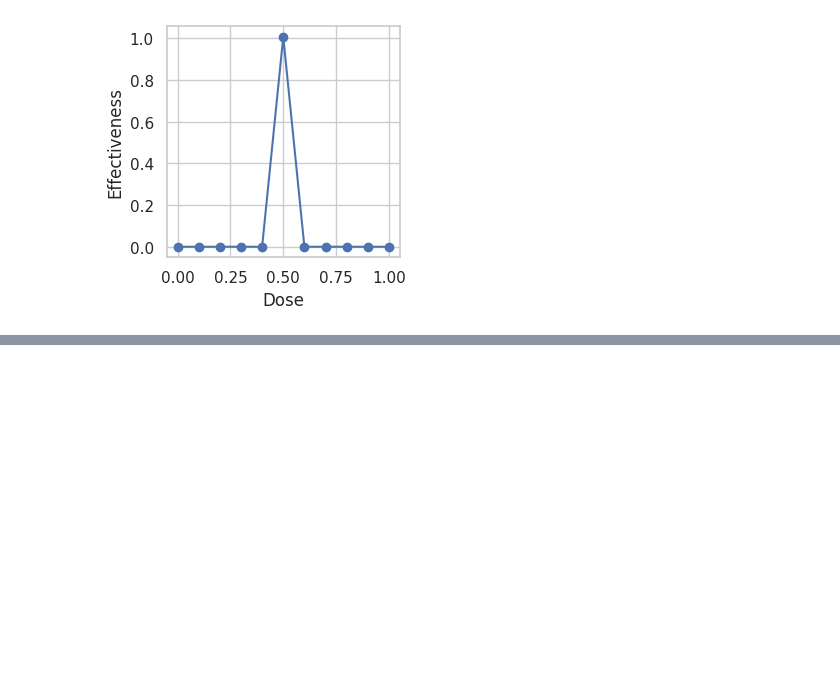
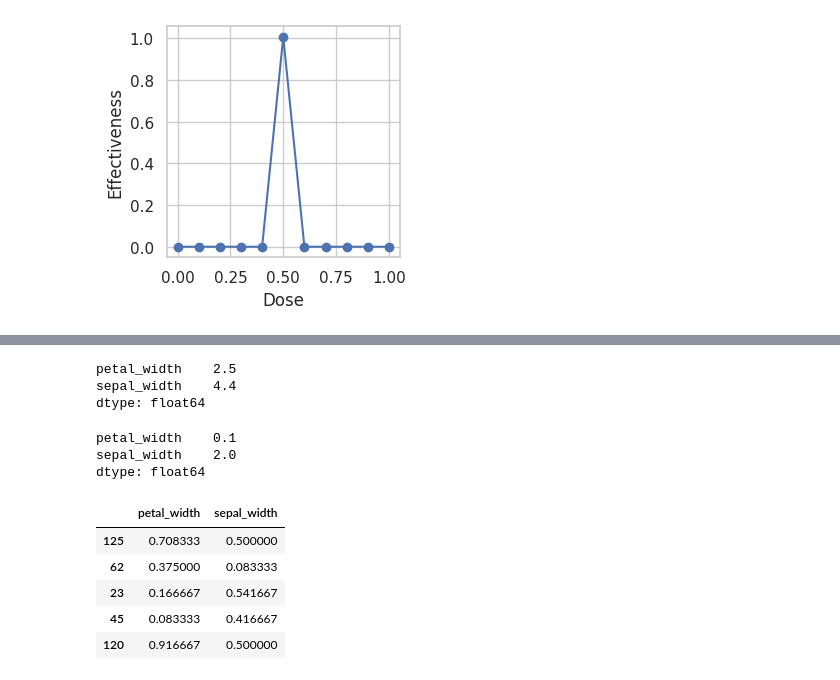
Before and after one commit to dvirhersh/python_ml, a Jupyter notebook: jupiter_statquest/stat_quest_pytorch.ipynb, the cells around one changed output, grey strips where cells are left out. Saved outputs shown, nothing was run; the diff lists cells and outputs as text; code cells hidden in the pictures; blank space fills up the shorter version.

```diff
--- a/stat_quest_pytorch.ipynb
+++ b/jupiter_statquest/stat_quest_pytorch.ipynb
@@ -365,0 +433,3 @@ plt.show()
+# %%
+classes_as_numbers = label_values.factorize()[0]
+classes_as_numbers
@@ -365,0 +444,6 @@ plt.show()
+# %%
+input_train, input_test, label_train, label_test = train_test_split(input_values,
+                                                                    classes_as_numbers,
+                                                                    test_size=0.25,
+                                                                    stratify=classes_as_numbers,
+                                                                    random_state=13)
@@ -365,0 +472,24 @@ plt.show()
+# %%
+max_vals_in_input_train = input_train.max()
+max_vals_in_input_train
+# %% [output]
+petal_width    2.5
+sepal_width    4.4
+dtype: float64
+# %%
+min_vals_in_input_train = input_train.min()
+min_vals_in_input_train
+# %% [output]
+petal_width    0.1
+sepal_width    2.0
+dtype: float64
+# %%
+input_train = (input_train - min_vals_in_input_train) / (max_vals_in_input_train - min_vals_in_input_train)
+input_train.head()
+# %% [output]
+|  | petal_width | sepal_width |
+| 125 | 0.708333 | 0.500000 |
+| 62 | 0.375000 | 0.083333 |
+| 23 | 0.166667 | 0.541667 |
+| 45 | 0.083333 | 0.416667 |
+| 120 | 0.916667 | 0.500000 |
```
Also changed, not shown: parts of 20 cells of this notebook.
